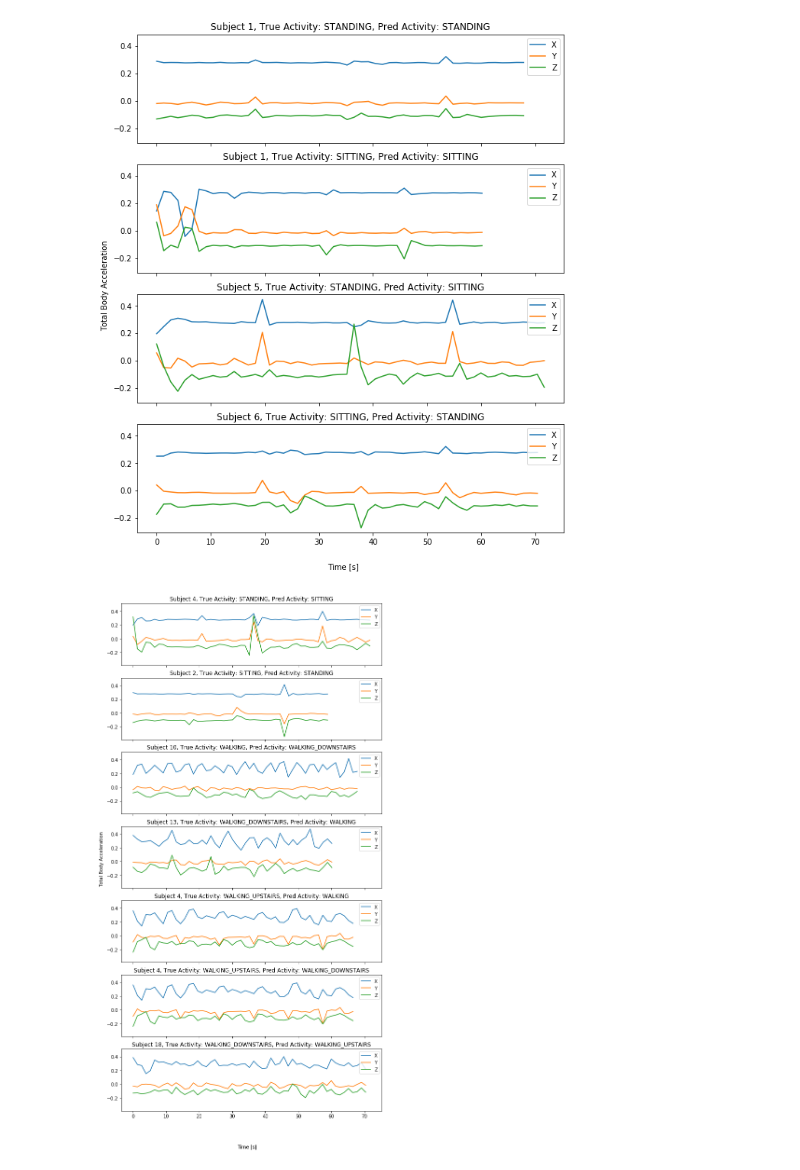
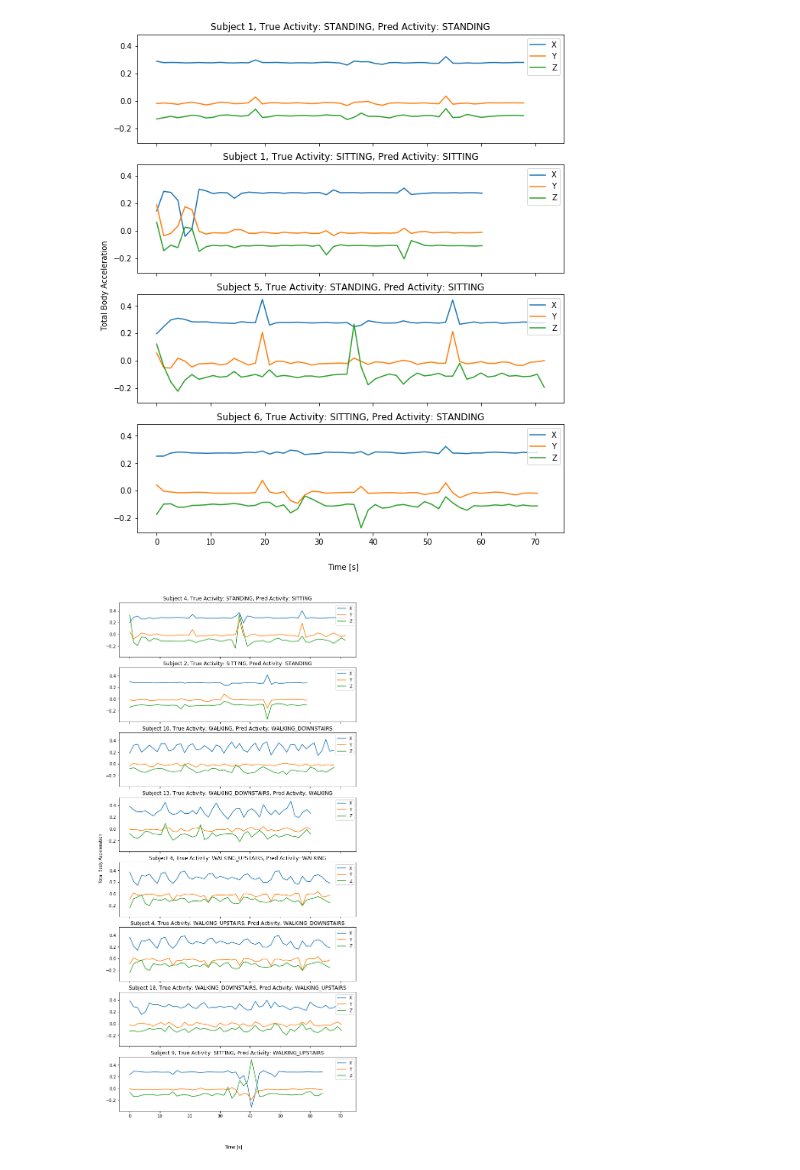
Before and after one commit to s-weisenberg/Data-Science-Projects, a Jupyter notebook: Capstone_Project_2/notebooks/Machine_Learning.ipynb, the cells around one changed output. Drawn from its saved outputs; the diff is of its cells as text; code cells hidden in the pictures.

```diff
--- a/Capstone_Project_2/notebooks/Machine_Learning.ipynb
+++ b/Capstone_Project_2/notebooks/Machine_Learning.ipynb
@@ -224,7 +222,6 @@ As a baseline for comparison of deep learning techniques that will be implemente
 from sklearn.svm import SVC
 from sklearn.model_selection import GridSearchCV
 from sklearn import metrics
-from sklearn.model_selection import StratifiedKFold
 
 # define default random state so that all future random actions will be repeatable
 random_state = np.random.RandomState(0)
@@ -233,21 +230,13 @@ svc = SVC(probability = True, random_state=random_state)
 
 # define hyperparameter options
 param_grid = {'C': [1, 10, 1000, 10000],
-              'gamma': [0.01, 0.001, 0.0001],
-              'kernel': ['rbf']}
-
-# scoring is F1 = 2 * (precision * recall) / (precision + recall)
-# grid = GridSearchCV(estimator=svc,
-#                     param_grid=param_grid,
-#                     scoring='f1',
-#                     verbose=1,
-#                     n_jobs=-1,
-#                     cv = StratifiedKFold(n_splits=5, shuffle=True))
+              'gamma': [1e-6, 1e-4, 1e-2],
+              'kernel': ['linear', 'rbf']}
 
 grid = GridSearchCV(svc, param_grid, cv=5)
 
 grid_result = grid.fit(X_train_scaled, y_train_le_encoded)
 
-print('Best Score (F1): ' '{0:0.4f}'.format(grid_result.best_score_))
+print('Best Score (accuracy): ' '{0:0.4f}'.format(grid_result.best_score_))
 print('Best Params: ', grid_result.best_params_)
 # %% [output]
@@ -394,30 +393,33 @@ mismatch_indices_8 = []
 mismatch_indices_9 = []
 mismatch_indices_10 = []
 mismatch_indices_11 = []
+mismatch_indices_12 = []
 
 # search for 1 example each
 for i in range(len(y_test)):
     if y_test[i] == 'STANDING' and y_test_pred[i] == 'SITTING' and len(mismatch_indices_5) < 1:
             mismatch_indices_5.append(i)
-            #idx5 = i
+
     if y_test[i] == 'SITTING' and y_test_pred[i] == 'STANDING' and len(mismatch_indices_6) < 1:
             mismatch_indices_6.append(i)
-            #idx6 = i
+
     if y_test[i] == 'WALKING' and y_test_pred[i] == 'WALKING_DOWNSTAIRS' and len(mismatch_indices_7) < 1:
             mismatch_indices_7.append(i)
-            #idx7 = i
+
     if y_test[i] == 'WALKING_DOWNSTAIRS' and y_test_pred[i] == 'WALKING' and len(mismatch_indices_8) < 1:
             mismatch_indices_8.append(i)
-            #idx8 = i
+
     if y_test[i] == 'WALKING_UPSTAIRS' and y_test_pred[i] == 'WALKING' and len(mismatch_indices_9) < 1:
             mismatch_indices_9.append(i)
-            #idx9 = i
+
     if y_test[i] == 'WALKING_UPSTAIRS' and y_test_pred[i] == 'WALKING_DOWNSTAIRS' and len(mismatch_indices_10) < 1:
             mismatch_indices_10.append(i)
-            #idx10 = i
+
     if y_test[i] == 'WALKING_DOWNSTAIRS' and y_test_pred[i] == 'WALKING_UPSTAIRS' and len(mismatch_indices_11) < 1:
             mismatch_indices_11.append(i)
-            #idx11 = i
+
+    if y_test[i] == 'SITTING' and y_test_pred[i] == 'WALKING_UPSTAIRS' and len(mismatch_indices_12) < 1:
+            mismatch_indices_12.append(i)
 
 idx5 = mismatch_indices_5[0]
 idx6 = mismatch_indices_6[0]
@@ -426,20 +428,22 @@ idx8 = mismatch_indices_8[0]
 idx9 = mismatch_indices_9[0]
 idx10 = mismatch_indices_10[0]
 idx11 = mismatch_indices_11[0]
+idx12 = mismatch_indices_12[0]
 # %%
 # Create subplots for 1 example of each mismatched class in the test set
-fig, axs = plt.subplots(nrows=7, sharex=True, sharey=True,figsize=(10, 20))
+fig, axs = plt.subplots(nrows=8, sharex=True, sharey=True,figsize=(10, 22))
 fig.text(0.5, 0.07, 'Time [s]', ha='center')
 fig.text(0.06, 0.5, 'Total Body Acceleration', va='center', rotation='vertical')
 
 plot_acceleration(axs[0], test_data_df, test_data_df.subject[idx5], y_test[idx5], y_test_pred[idx5])
 plot_acceleration(axs[1], test_data_df, test_data_df.subject[idx6], y_test[idx6], y_test_pred[idx6])
 plot_acceleration(axs[2], test_data_df, test_data_df.subject[idx7], y_test[idx7], y_test_pred[idx7])
 plot_acceleration(axs[3], test_data_df, test_data_df.subject[idx8], y_test[idx8], y_test_pred[idx8])
 plot_acceleration(axs[4], test_data_df, test_data_df.subject[idx9], y_test[idx9], y_test_pred[idx9])
 plot_acceleration(axs[5], test_data_df, test_data_df.subject[idx10], y_test[idx10], y_test_pred[idx10])
 plot_acceleration(axs[6], test_data_df, test_data_df.subject[idx11], y_test[idx11], y_test_pred[idx11])
+plot_acceleration(axs[7], test_data_df, test_data_df.subject[idx12], y_test[idx12], y_test_pred[idx12])
 
 plt.show()
 # %% [output]
-[figure, old version]
+[figure, new version]
```
Also changed, not shown: parts of 12 cells of this notebook, 3 other files.
